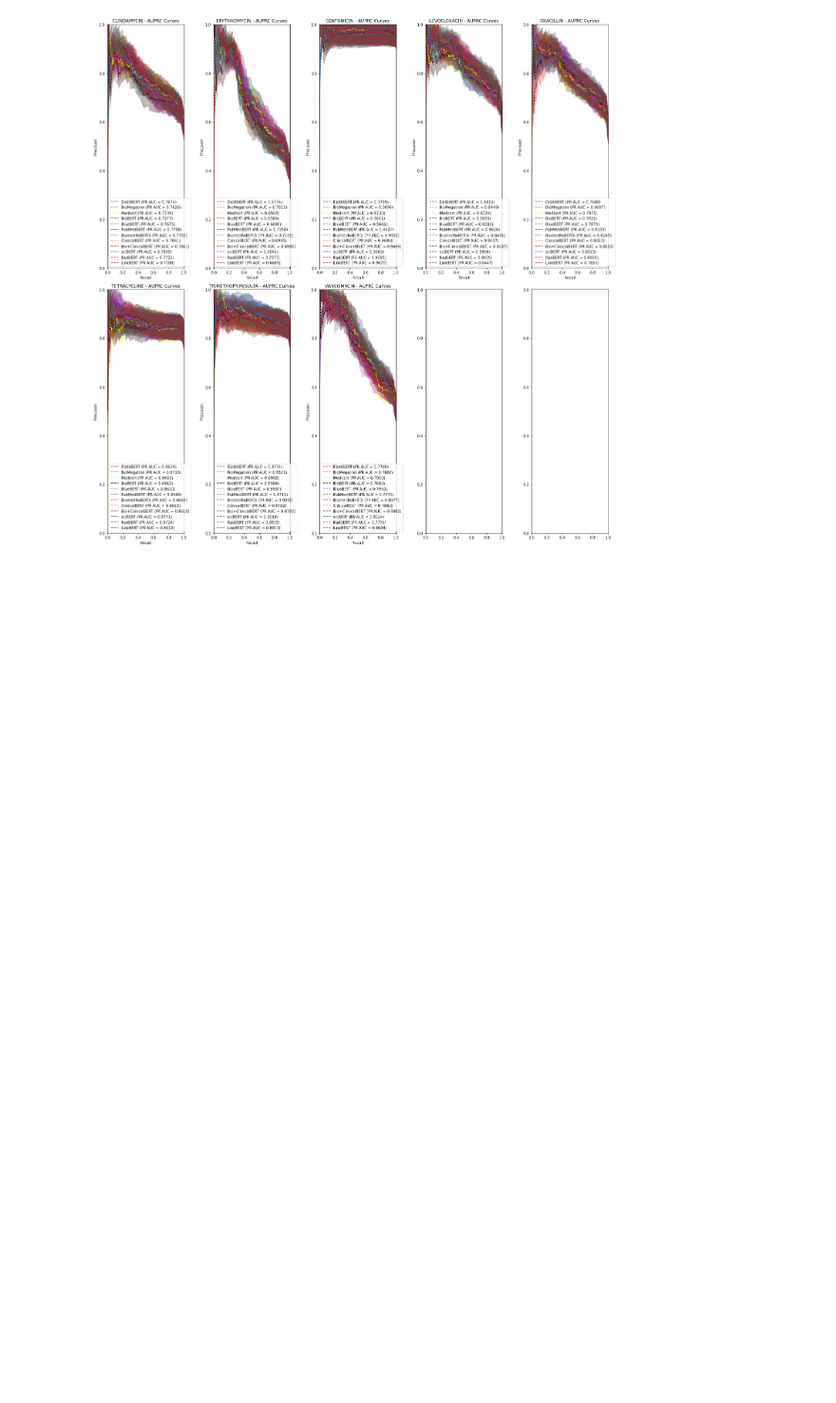
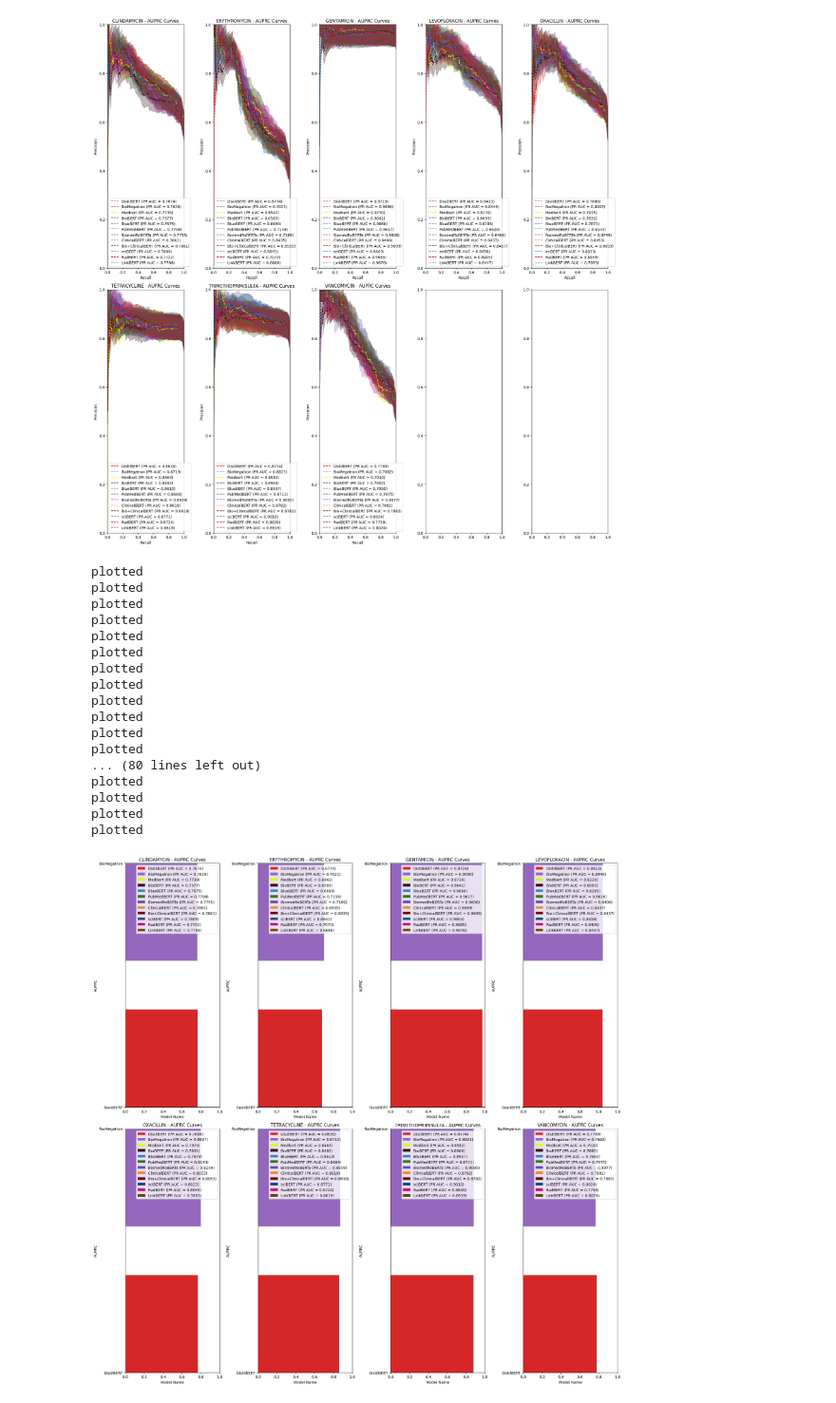
Before and after one commit to Simonlee711/antibiotics-fm-benchmark, a Jupyter notebook: benchmark.ipynb, the cells around one changed output. Shown at 95% size. Saved outputs shown, nothing was run; the diff lists cells and outputs as text; code cells hidden in the pictures; blank space fills up the shorter version.

```diff
--- a/benchmark.ipynb
+++ b/benchmark.ipynb
@@ -518,0 +570,21 @@ plot_auprc_curves(antibiotics, dictionaries, model_colors)
+# %%
+plot_bar(antibiotics, dictionaries, model_colors)
+# %% [output]
+plotted
+plotted
+plotted
+plotted
+plotted
+plotted
+plotted
+plotted
+plotted
+plotted
+plotted
+plotted
+... (80 lines left out)
+plotted
+plotted
+plotted
+plotted
+[figure, added]
```
Also changed, not shown: parts of 2 cells of this notebook.
